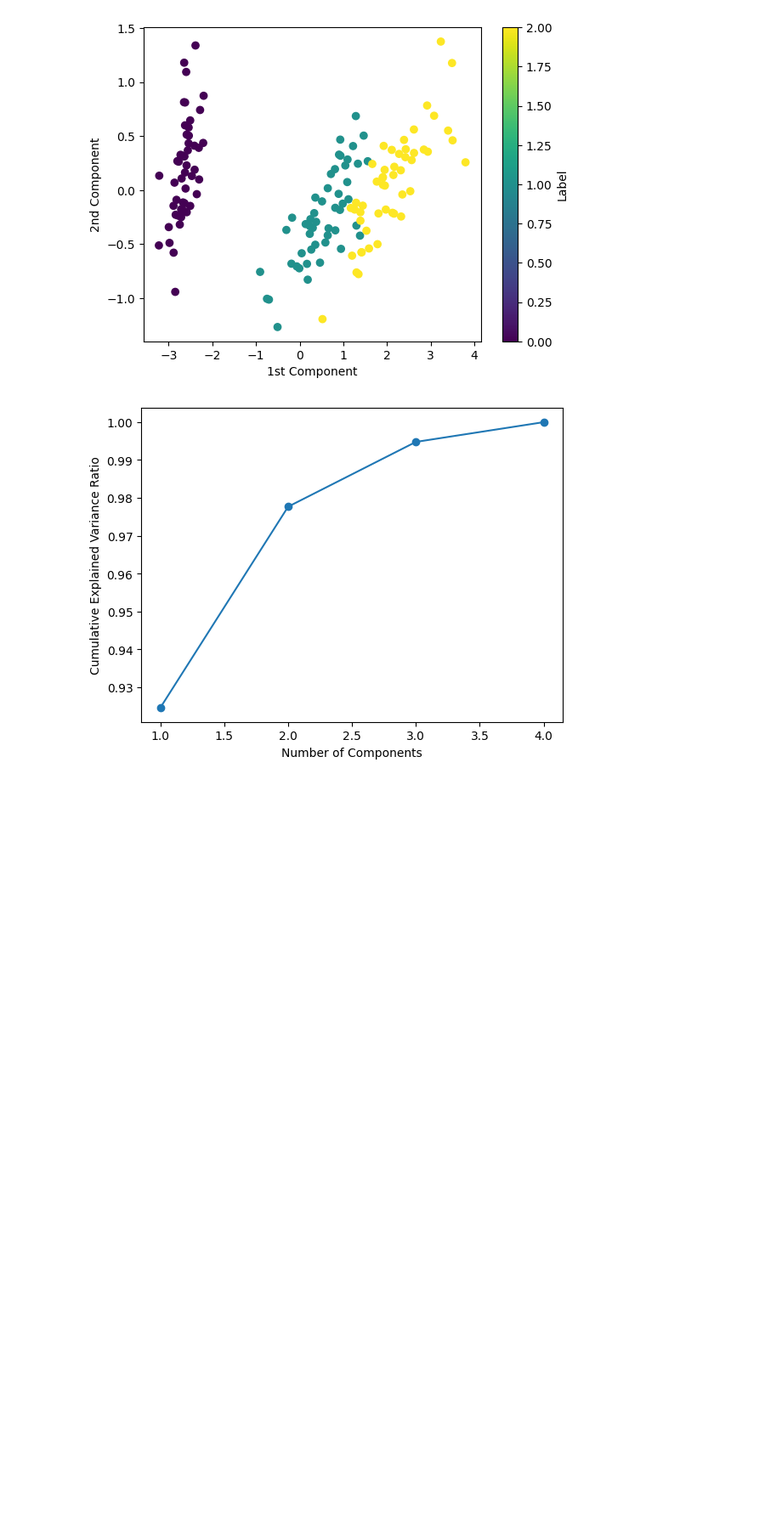
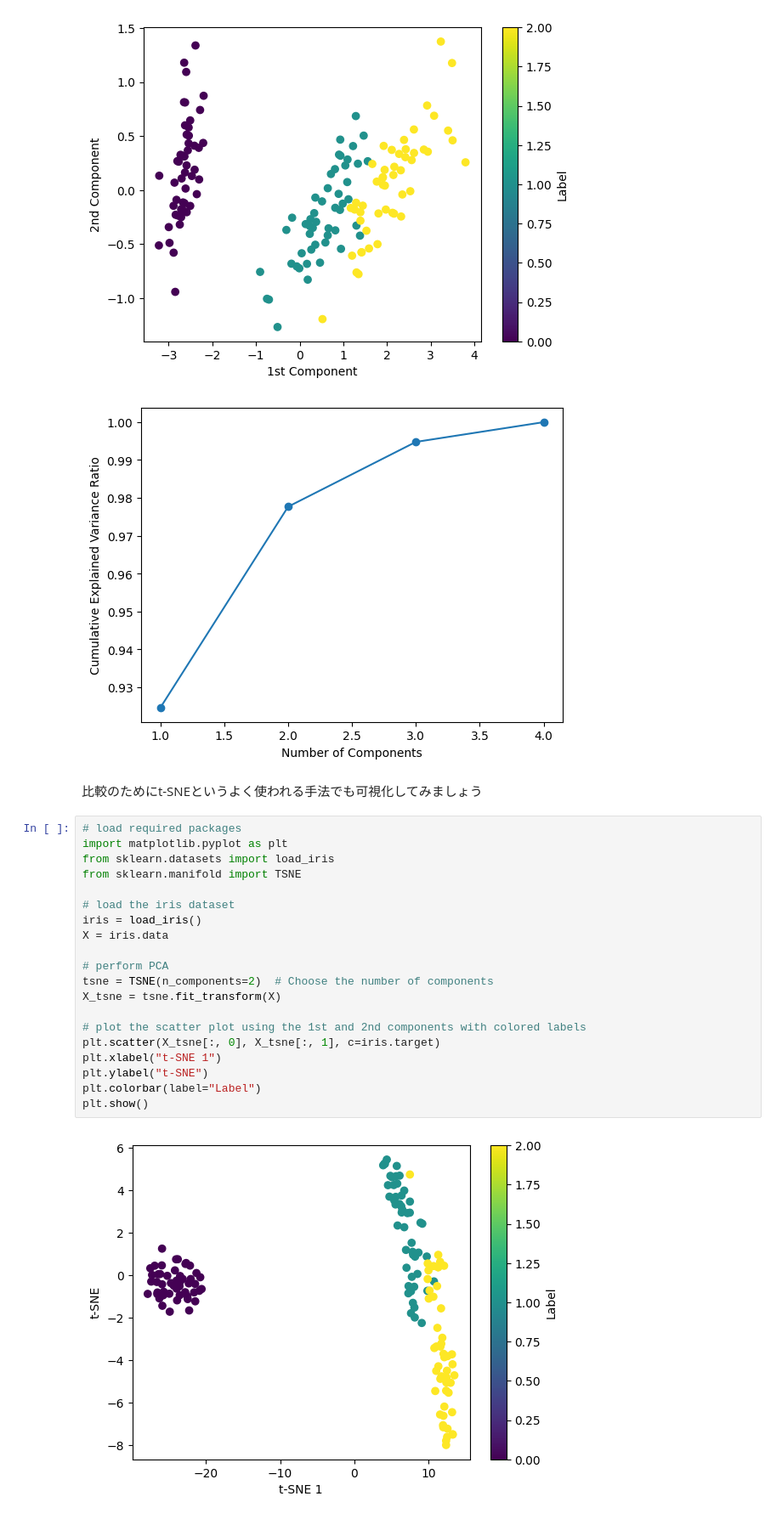
Before and after one commit to matsunagalab/lecture_ML, a Jupyter notebook: machine_learning_10.ipynb, the cells around one changed output. Shown: that part at 85% size. Drawn from its saved outputs; the diff is of its cells as text; blank space fills up the shorter version.

```diff
--- a/machine_learning_10.ipynb
+++ b/machine_learning_10.ipynb
@@ -72,3 +72,27 @@ plt.show()
 # %% [output]
 [figure]
 [figure]
+# %% [markdown]
+比較のためにt-SNEというよく使われる手法でも可視化してみましょう
+# %%
+# load required packages
+import matplotlib.pyplot as plt
+from sklearn.datasets import load_iris
+from sklearn.manifold import TSNE
+
+# load the iris dataset
+iris = load_iris()
+X = iris.data
+
+# perform PCA
+tsne = TSNE(n_components=2)  # Choose the number of components
+X_tsne = tsne.fit_transform(X)
+
+# plot the scatter plot using the 1st and 2nd components with colored labels
+plt.scatter(X_tsne[:, 0], X_tsne[:, 1], c=iris.target)
+plt.xlabel("t-SNE 1")
+plt.ylabel("t-SNE")
+plt.colorbar(label="Label")
+plt.show()
+# %% [output]
+[figure, added]
```
